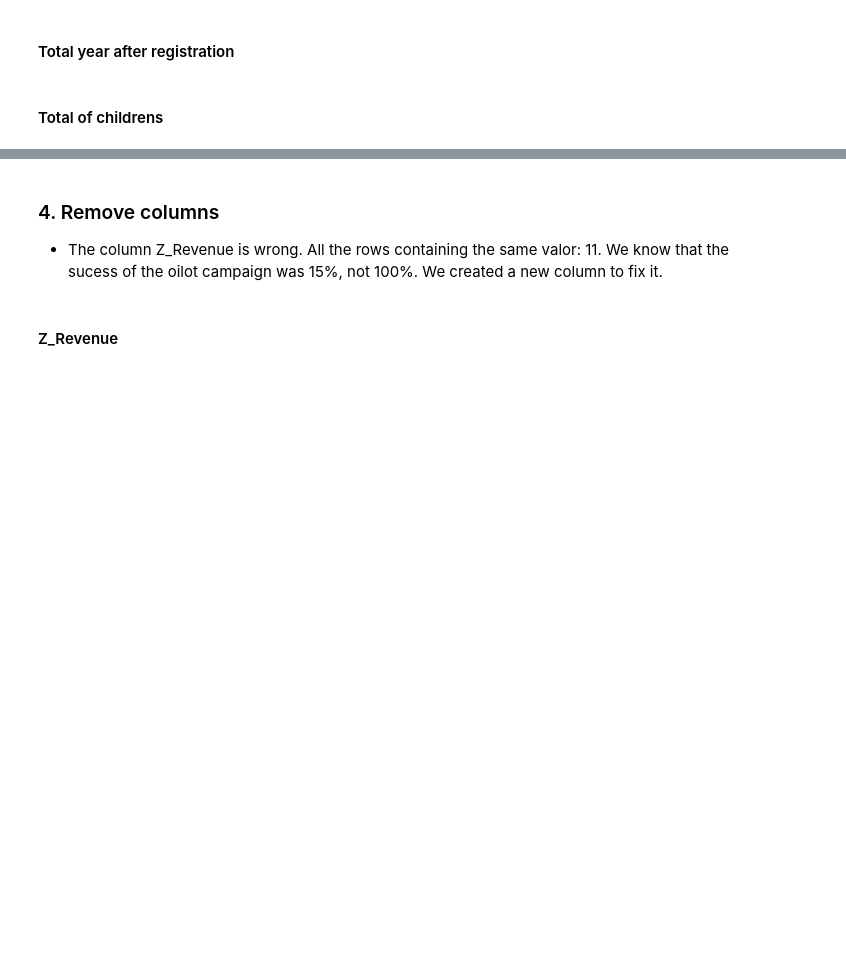
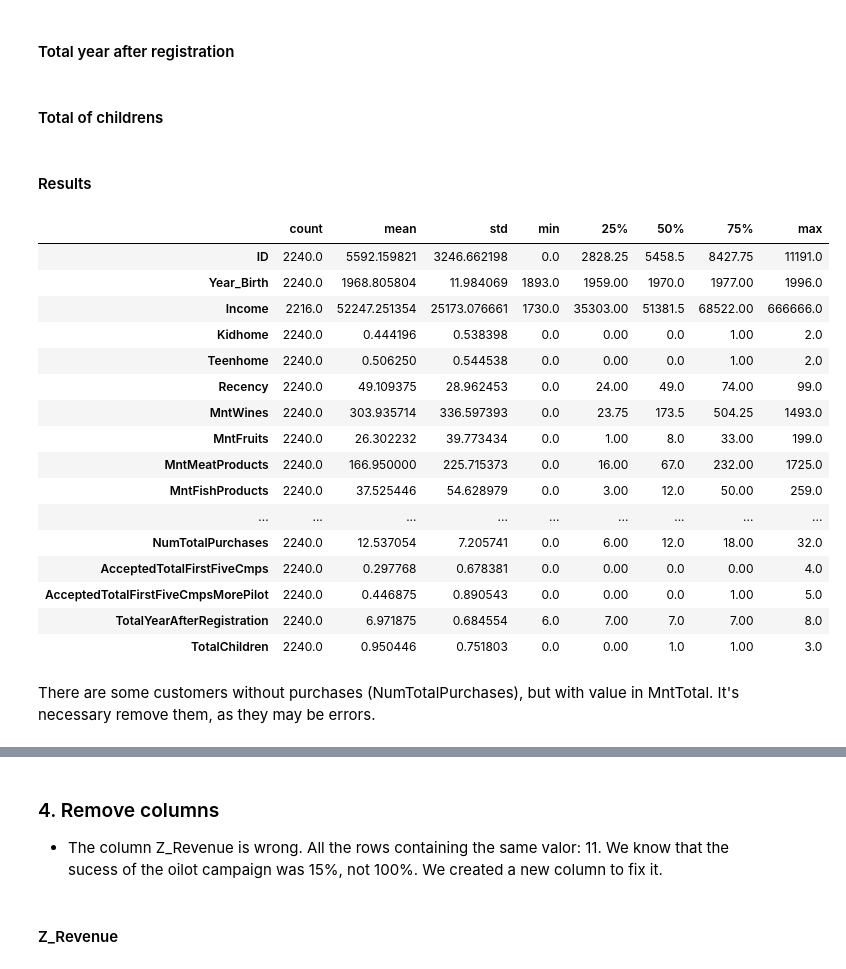
Before and after one commit to Danielgmelo/ifood, a Jupyter notebook: my_project/notebooks/pre_processing.ipynb, the cells around one changed output, grey strips where cells are left out. Drawn from its saved outputs; the diff is of its cells as text; code cells hidden in the pictures; blank space fills up the shorter version.

```diff
--- a/my_project/notebooks/pre_processing.ipynb
+++ b/my_project/notebooks/pre_processing.ipynb
@@ -78,3 +80,28 @@ df = (df
 df = (df
       .assign(TotalChildren = df['Kidhome'] + df['Teenhome'])
      )
+# %% [markdown]
+#### Results
+# %%
+df.describe().T
+# %% [output]
+|  | count | mean | std | min | 25% | 50% | 75% | max |
+| ID | 2240.0 | 5592.159821 | 3246.662198 | 0.0 | 2828.25 | 5458.5 | 8427.75 | 11191.0 |
+| Year_Birth | 2240.0 | 1968.805804 | 11.984069 | 1893.0 | 1959.00 | 1970.0 | 1977.00 | 1996.0 |
+| Income | 2216.0 | 52247.251354 | 25173.076661 | 1730.0 | 35303.00 | 51381.5 | 68522.00 | 666666.0 |
+| Kidhome | 2240.0 | 0.444196 | 0.538398 | 0.0 | 0.00 | 0.0 | 1.00 | 2.0 |
+| Teenhome | 2240.0 | 0.506250 | 0.544538 | 0.0 | 0.00 | 0.0 | 1.00 | 2.0 |
+| Recency | 2240.0 | 49.109375 | 28.962453 | 0.0 | 24.00 | 49.0 | 74.00 | 99.0 |
+| MntWines | 2240.0 | 303.935714 | 336.597393 | 0.0 | 23.75 | 173.5 | 504.25 | 1493.0 |
+| MntFruits | 2240.0 | 26.302232 | 39.773434 | 0.0 | 1.00 | 8.0 | 33.00 | 199.0 |
+| MntMeatProducts | 2240.0 | 166.950000 | 225.715373 | 0.0 | 16.00 | 67.0 | 232.00 | 1725.0 |
+| MntFishProducts | 2240.0 | 37.525446 | 54.628979 | 0.0 | 3.00 | 12.0 | 50.00 | 259.0 |
+| ... | ... | ... | ... | ... | ... | ... | ... | ... |
+| NumTotalPurchases | 2240.0 | 12.537054 | 7.205741 | 0.0 | 6.00 | 12.0 | 18.00 | 32.0 |
+| AcceptedTotalFirstFiveCmps | 2240.0 | 0.297768 | 0.678381 | 0.0 | 0.00 | 0.0 | 0.00 | 4.0 |
+| AcceptedTotalFirstFiveCmpsMorePilot | 2240.0 | 0.446875 | 0.890543 | 0.0 | 0.00 | 0.0 | 1.00 | 5.0 |
+| TotalYearAfterRegistration | 2240.0 | 6.971875 | 0.684554 | 6.0 | 7.00 | 7.0 | 7.00 | 8.0 |
+| TotalChildren | 2240.0 | 0.950446 | 0.751803 | 0.0 | 0.00 | 1.0 | 1.00 | 3.0 |
+# %% [markdown]
+There are some customers without purchases (NumTotalPurchases), but with value in MntTotal.
+It's necessary remove them, as they may be errors.
```
Also changed, not shown: parts of 5 cells of this notebook, 6 other files.
